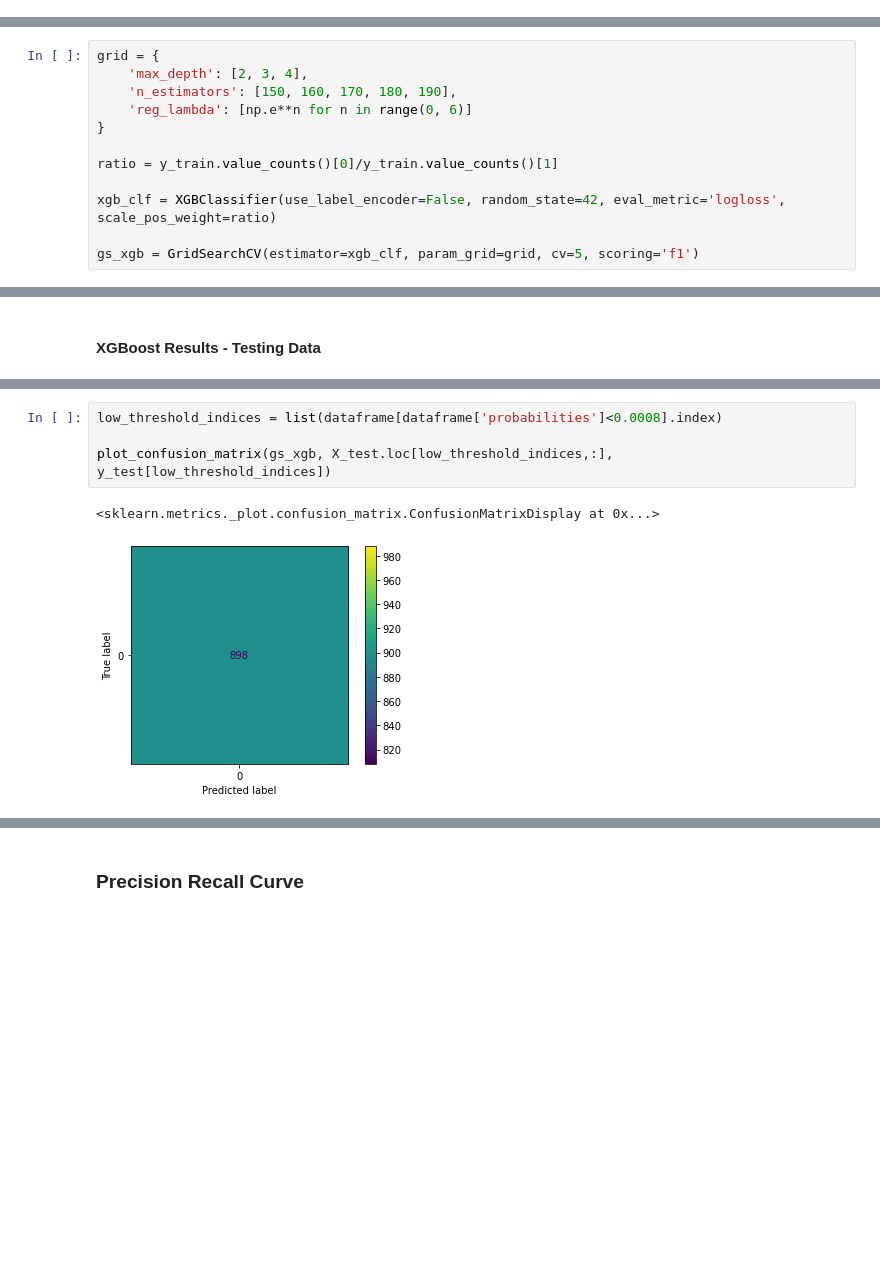
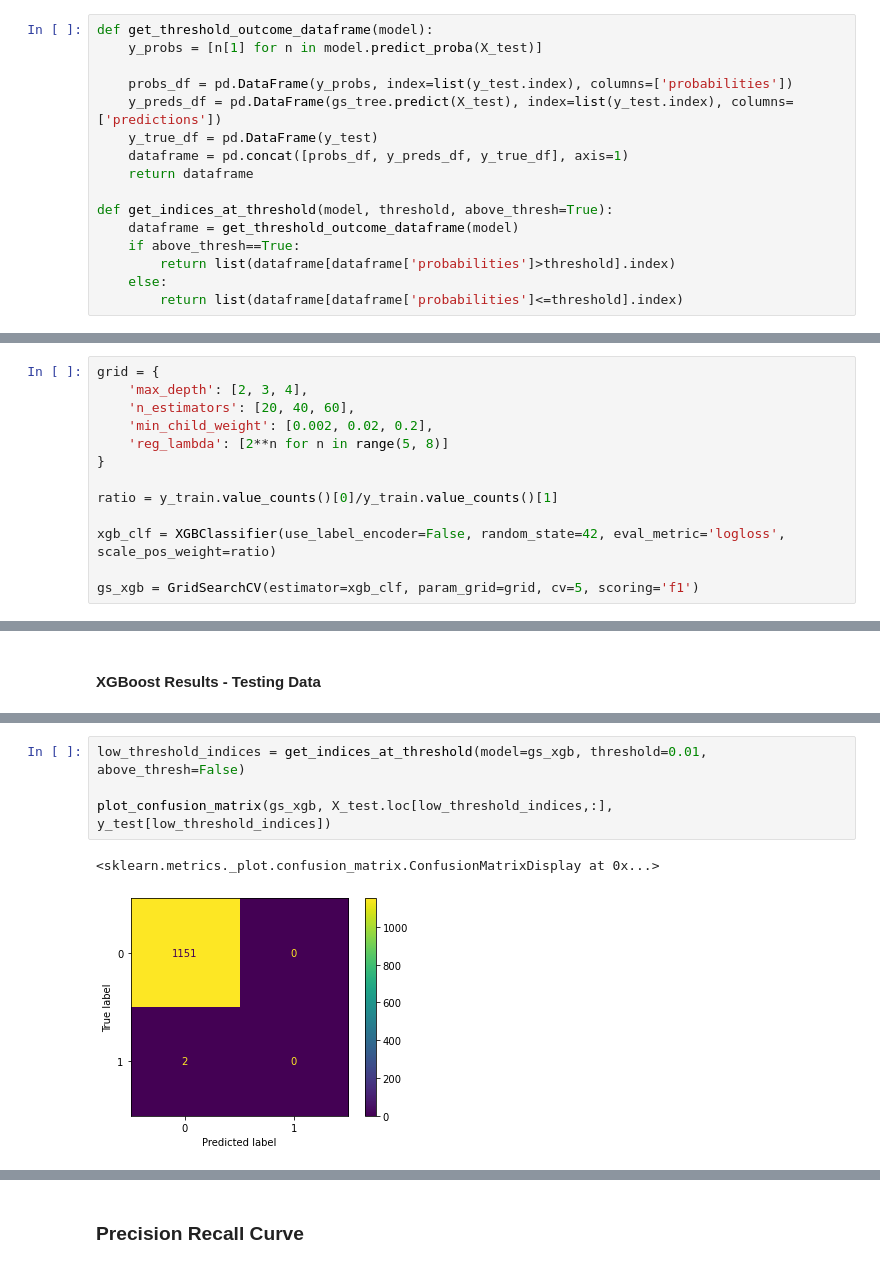
Before and after one commit to DavidKRichter/dsc-bankruptcy-project, a Jupyter notebook: index.ipynb, the cells around one changed output, grey strips where cells are left out. Saved outputs shown, nothing was run; the diff lists cells and outputs as text; blank space fills up the shorter version.

```diff
--- a/index.ipynb
+++ b/index.ipynb
@@ -182,0 +334,16 @@ X_train, X_test, y_train, y_test = train_test_split(X, y, random_state=42)
+# %%
+def get_threshold_outcome_dataframe(model):
+    y_probs = [n[1] for n in model.predict_proba(X_test)]
+
+    probs_df = pd.DataFrame(y_probs, index=list(y_test.index), columns=['probabilities'])
+    y_preds_df = pd.DataFrame(gs_tree.predict(X_test), index=list(y_test.index), columns=['predictions'])
+    y_true_df = pd.DataFrame(y_test)
+    dataframe = pd.concat([probs_df, y_preds_df, y_true_df], axis=1)
+    return dataframe
+
+def get_indices_at_threshold(model, threshold, above_thresh=True):
+    dataframe = get_threshold_outcome_dataframe(model)
+    if above_thresh==True:
+        return list(dataframe[dataframe['probabilities']>threshold].index)
+    else:
+        return list(dataframe[dataframe['probabilities']<=threshold].index)
@@ -959,8 +1028,9 @@ from xgboost import XGBClassifier
 # %%
 grid = {
     'max_depth': [2, 3, 4],
-    'n_estimators': [150, 160, 170, 180, 190],
-    'reg_lambda': [np.e**n for n in range(0, 6)]
+    'n_estimators': [20, 40, 60],
+    'min_child_weight': [0.002, 0.02, 0.2],
+    'reg_lambda': [2**n for n in range(5, 8)]
 }
 
 ratio = y_train.value_counts()[0]/y_train.value_counts()[1]
@@ -1068,8 +1127,8 @@ plot_confusion_matrix(gs_xgb, X_test.loc[highest_threshold_indices,:], y_test[hi
 # %%
-low_threshold_indices = list(dataframe[dataframe['probabilities']<0.0008].index)
+low_threshold_indices = get_indices_at_threshold(model=gs_xgb, threshold=0.01, above_thresh=False)
 
 plot_confusion_matrix(gs_xgb, X_test.loc[low_threshold_indices,:], y_test[low_threshold_indices])
 # %% [output]
 <sklearn.metrics._plot.confusion_matrix.ConfusionMatrixDisplay at 0x...>
-[figure, old version]
+[figure, new version]
 # %% [markdown]
```
Also changed, not shown: parts of 124 cells of this notebook.
